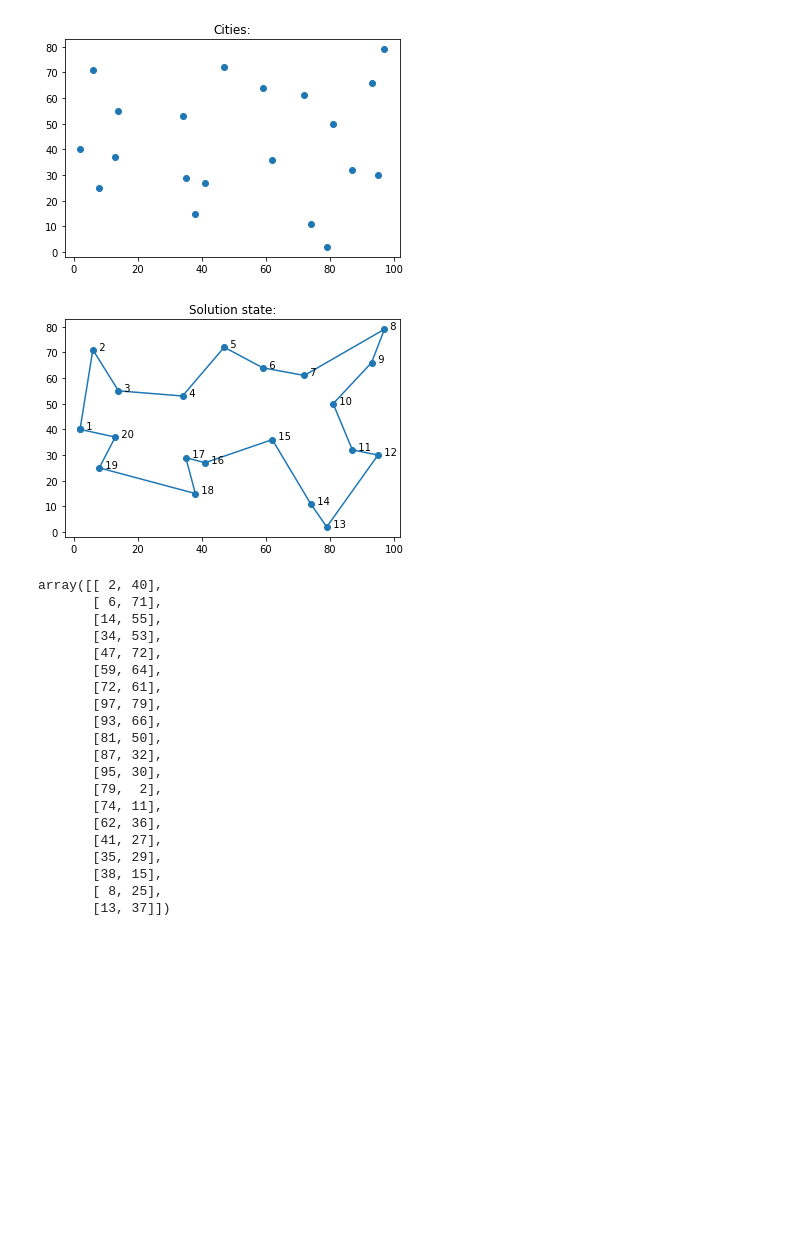
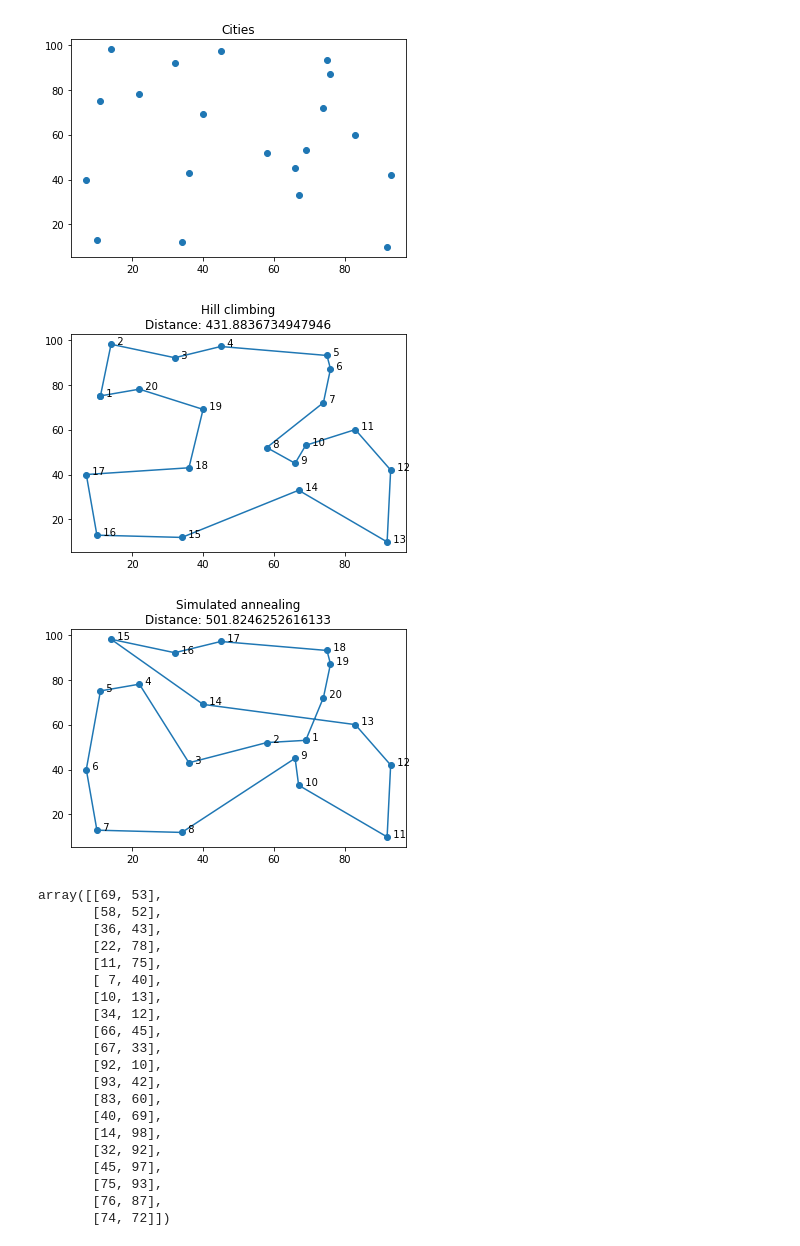
Before and after one commit to Krfld/ISEL-IASC, a Jupyter notebook: Objetivo 2/1.ipynb, the cells around one changed output. Saved outputs shown, nothing was run; the diff lists cells and outputs as text; code cells hidden in the pictures; blank space fills up the shorter version.

```diff
--- a/Objetivo 2/1.ipynb
+++ b/Objetivo 2/1.ipynb
@@ -42,7 +42,7 @@ class SearchAlgorithms:
                 bestValue = solutionValue
 
         # Return best solution state after iterations
-        problem.printState(bestSolution, 'Solution state:')
+        problem.printState(bestSolution, 'Hill climbing')
         return bestSolution
 
     def simulatedAnnealing(problem, schedule):
@@ -52,8 +52,8 @@ class SearchAlgorithms:
             t += 1
             T = schedule(t)
 
-            if T == 0:
-                problem.printState(current, 'Solution state:')
+            if T <= 0:
+                problem.printState(current, 'Simulated annealing')
                 return current
 
             neighbor = problem.randomNeighbor(current)
@@ -64,7 +64,9 @@ class SearchAlgorithms:
                 current = neighbor.copy()
 
     def schedule(time):
-        return 100 * 0.9**time
+        T0 = 100
+        alpha = 0.99
+        return T0 * alpha ** time
 # %%
 class NQueens:
     def __init__(self, N):
@@ -157,15 +166,15 @@ class TravellingSalesman:
             self.state = np.append(self.state, city)
             self.state = np.reshape(self.state, (i+1, 2))
 
-        self.printState(self.state, 'Cities:', False)
+        self.printState(self.state, 'Cities', False)
 
     def printState(self, state, msg='', showPath=True):
         # print(msg, state, '|', self.stateValue(state))
 
         plt.figure()
-        plt.title(msg)
 
         if showPath:
+            plt.title(msg + '\nDistance: ' + str(self.stateValue(state) * -1))
             # Append first city at the end
             length = len(state)
             state = np.append(state, state[0])
@@ -175,6 +184,7 @@ class TravellingSalesman:
             for i in range(len(state)-1):
                 plt.annotate(f'  {i+1}', (state[i][0], state[i][1]))
         else:
+            plt.title(msg)
             plt.plot(*zip(*state), 'o')
 
         plt.show()
@@ -249,30 +259,33 @@ class TravellingSalesman:
 
         totalDistance *= -1
         return totalDistance
-# %%
-SearchAlgorithms.hillClimbingWithRandomRestart(TravellingSalesman(20))
-# %% [output]
-[figure, removed]
-[figure, removed]
-array([[ 2, 40],
-       [ 6, 71],
-       [14, 55],
-       [34, 53],
-       [47, 72],
-       [59, 64],
-       [72, 61],
-       [97, 79],
-       [93, 66],
-       [81, 50],
-       [87, 32],
-       [95, 30],
-       [79,  2],
-       [74, 11],
-       [62, 36],
-       [41, 27],
-       [35, 29],
-       [38, 15],
-       [ 8, 25],
-       [13, 37]])
+# %%
+ts = TravellingSalesman(20)
+SearchAlgorithms.hillClimbingWithRandomRestart(ts)
+SearchAlgorithms.simulatedAnnealing(ts, SearchAlgorithms.schedule)
+# %% [output]
+[figure, added]
+[figure, added]
+[figure, added]
+array([[69, 53],
+       [58, 52],
+       [36, 43],
+       [22, 78],
+       [11, 75],
+       [ 7, 40],
+       [10, 13],
+       [34, 12],
+       [66, 45],
+       [67, 33],
+       [92, 10],
+       [93, 42],
+       [83, 60],
+       [40, 69],
+       [14, 98],
+       [32, 92],
+       [45, 97],
+       [75, 93],
+       [76, 87],
+       [74, 72]])
 # %%
 # SearchAlgorithms.simulatedAnnealing(TravellingSalesman(10), SearchAlgorithms.schedule)
```
Also changed, not shown: parts of 3 cells of this notebook, 1 other file.
